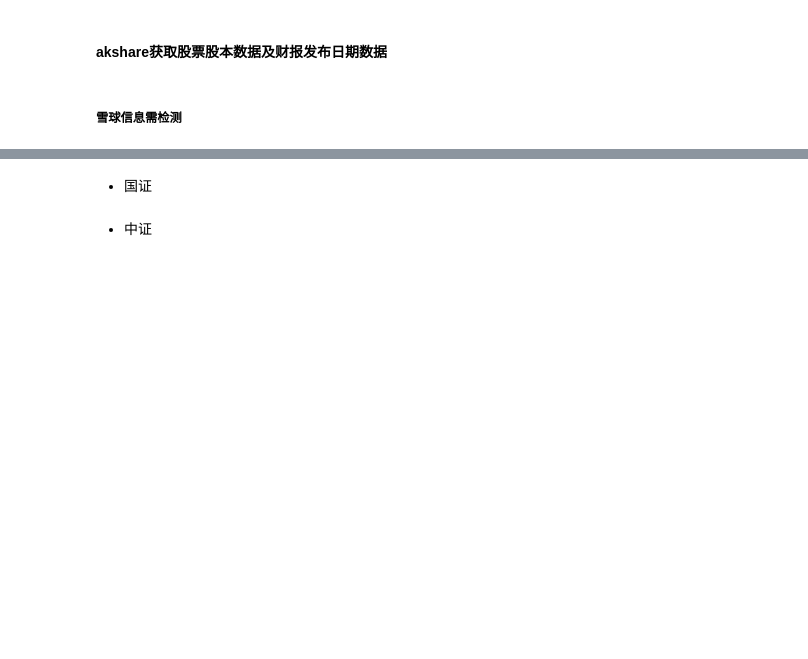
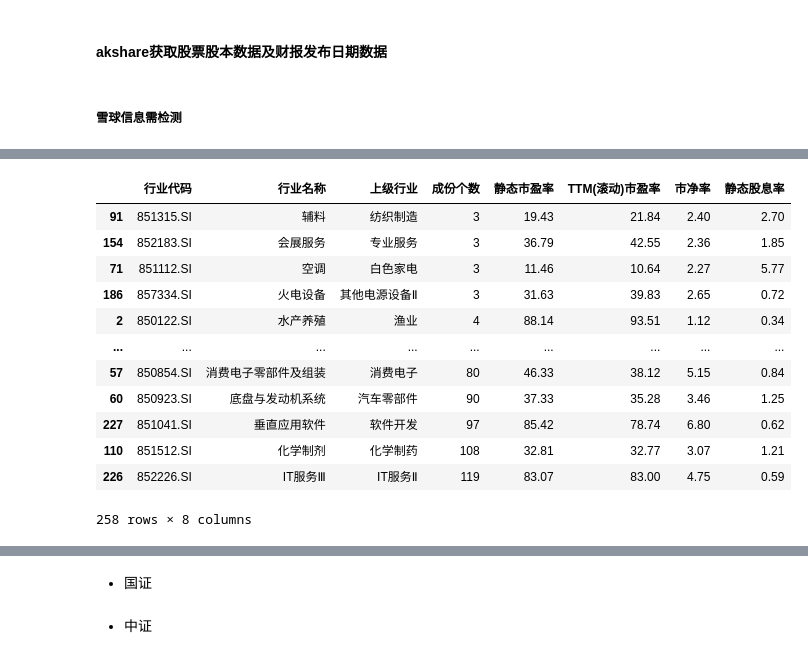
Before and after one commit to u588/app, a Jupyter notebook: AiStock/skGetStockBas.ipynb, the cells around one changed output, grey strips where cells are left out. Cells and saved outputs as stored; diff of their text form; code cells hidden in the pictures; blank space fills up the shorter version.

```diff
--- a/AiStock/skGetStockBas.ipynb
+++ b/AiStock/skGetStockBas.ipynb
@@ -20,2 +52,16 @@ ak.stock_individual_spot_xq(symbol='SH600489')
 # %%
-ak.sw_index_third_info()
+ak.sw_index_third_info().sort_values(by='成份个数')
+# %% [output]
+|  | 行业代码 | 行业名称 | 上级行业 | 成份个数 | 静态市盈率 | TTM(滚动)市盈率 | 市净率 | 静态股息率 |
+| 91 | 851315.SI | 辅料 | 纺织制造 | 3 | 19.43 | 21.84 | 2.40 | 2.70 |
+| 154 | 852183.SI | 会展服务 | 专业服务 | 3 | 36.79 | 42.55 | 2.36 | 1.85 |
+| 71 | 851112.SI | 空调 | 白色家电 | 3 | 11.46 | 10.64 | 2.27 | 5.77 |
+| 186 | 857334.SI | 火电设备 | 其他电源设备Ⅱ | 3 | 31.63 | 39.83 | 2.65 | 0.72 |
+| 2 | 850122.SI | 水产养殖 | 渔业 | 4 | 88.14 | 93.51 | 1.12 | 0.34 |
+| ... | ... | ... | ... | ... | ... | ... | ... | ... |
+| 57 | 850854.SI | 消费电子零部件及组装 | 消费电子 | 80 | 46.33 | 38.12 | 5.15 | 0.84 |
+| 60 | 850923.SI | 底盘与发动机系统 | 汽车零部件 | 90 | 37.33 | 35.28 | 3.46 | 1.25 |
+| 227 | 851041.SI | 垂直应用软件 | 软件开发 | 97 | 85.42 | 78.74 | 6.80 | 0.62 |
+| 110 | 851512.SI | 化学制剂 | 化学制药 | 108 | 32.81 | 32.77 | 3.07 | 1.21 |
+| 226 | 852226.SI | IT服务Ⅲ | IT服务Ⅱ | 119 | 83.07 | 83.00 | 4.75 | 0.59 |
+258 rows × 8 columns
```
Also changed, not shown: parts of 9 cells of this notebook, 3 other files.
